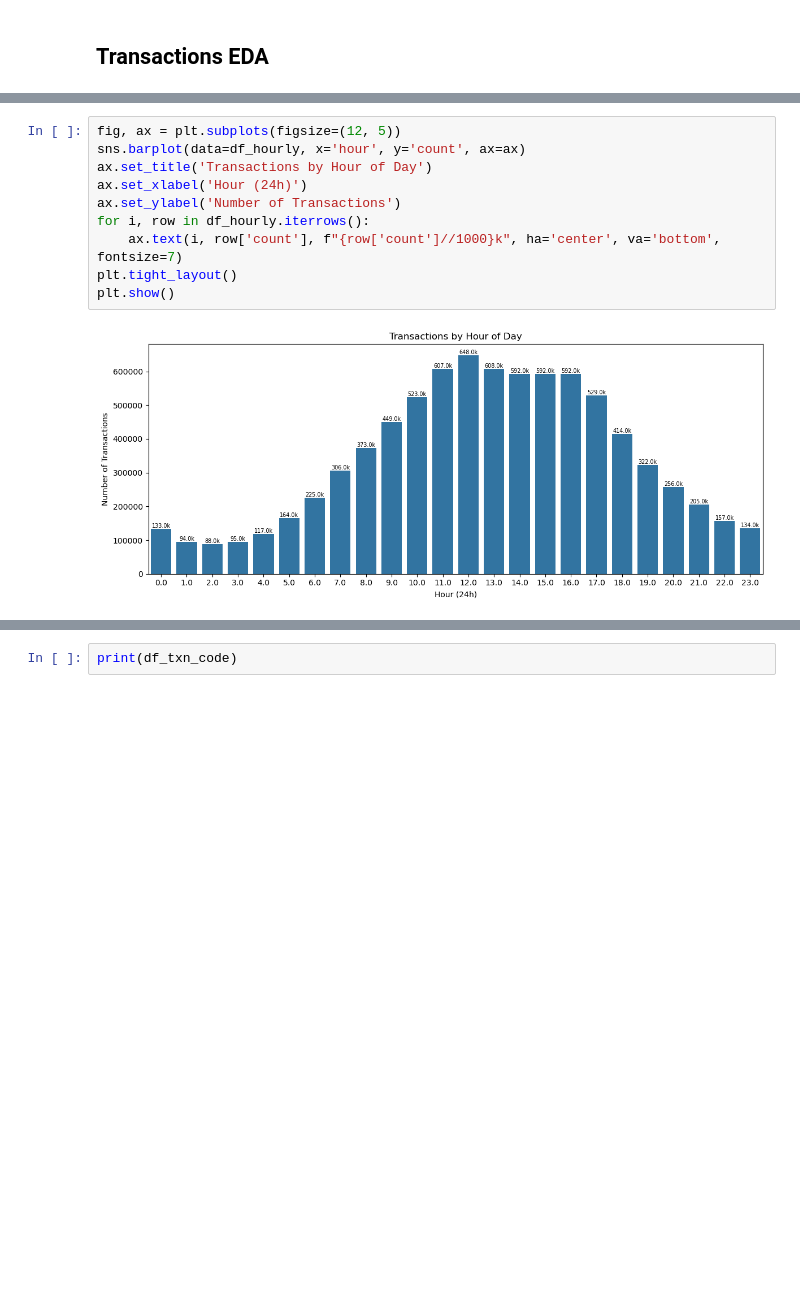
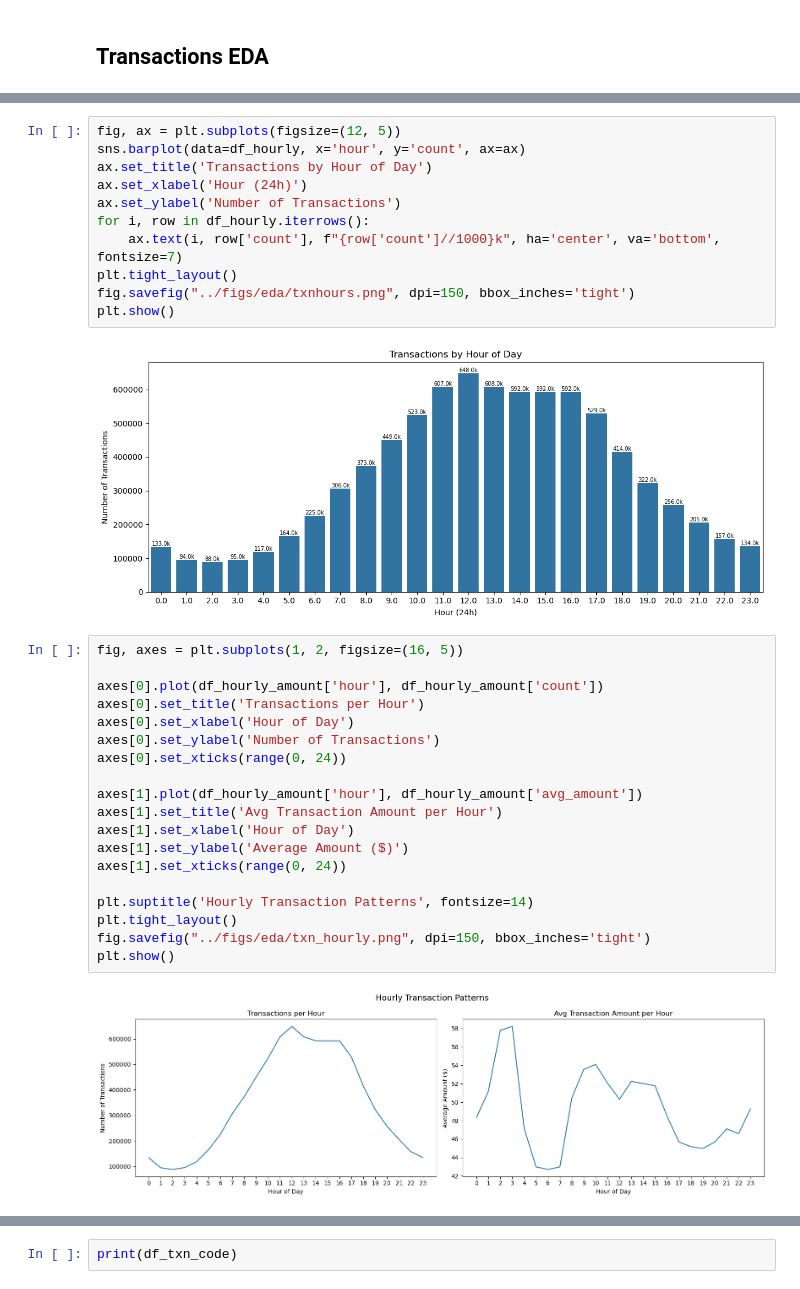
Before and after one commit to nucapstone/project-spring26-OmkarSonar24, a Jupyter notebook: notebooks/05_data_eda_plots.ipynb, the cells around one changed output, grey strips where cells are left out. Saved outputs shown, nothing was run; the diff lists cells and outputs as text; blank space fills up the shorter version.

```diff
--- a/notebooks/05_data_eda_plots.ipynb
+++ b/notebooks/05_data_eda_plots.ipynb
@@ -441,9 +476,31 @@ ax.set_ylabel('Number of Transactions')
 for i, row in df_hourly.iterrows():
     ax.text(i, row['count'], f"{row['count']//1000}k", ha='center', va='bottom', fontsize=7)
 plt.tight_layout()
+fig.savefig("../figs/eda/txnhours.png", dpi=150, bbox_inches='tight')
 plt.show()
 # %% [output]
 [figure]
+# %%
+fig, axes = plt.subplots(1, 2, figsize=(16, 5))
+
+axes[0].plot(df_hourly_amount['hour'], df_hourly_amount['count'])
+axes[0].set_title('Transactions per Hour')
+axes[0].set_xlabel('Hour of Day')
+axes[0].set_ylabel('Number of Transactions')
+axes[0].set_xticks(range(0, 24))
+
+axes[1].plot(df_hourly_amount['hour'], df_hourly_amount['avg_amount'])
+axes[1].set_title('Avg Transaction Amount per Hour')
+axes[1].set_xlabel('Hour of Day')
+axes[1].set_ylabel('Average Amount ($)')
+axes[1].set_xticks(range(0, 24))
+
+plt.suptitle('Hourly Transaction Patterns', fontsize=14)
+plt.tight_layout()
+fig.savefig("../figs/eda/txn_hourly.png", dpi=150, bbox_inches='tight')
+plt.show()
+# %% [output]
+[figure, added]
 # %%
 fig, ax = plt.subplots(figsize=(10, 5))
 sns.barplot(data=df_txn_type, x='Transaction_Type_Description', y='count', ax=ax)
```
Also changed, not shown: parts of 26 cells of this notebook, 1 other file.
